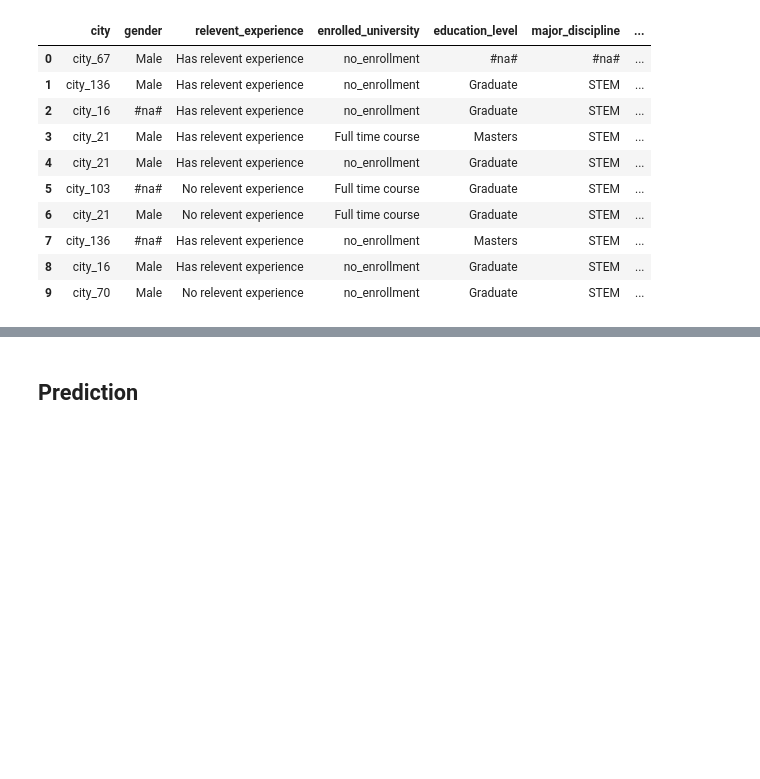
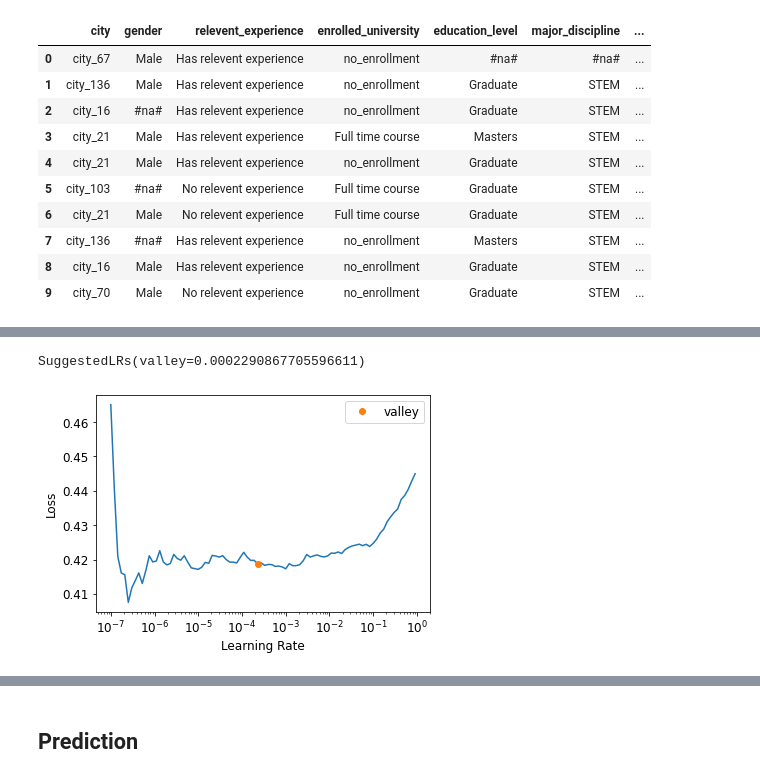
Before and after one commit to willystw/fastai-learning, a Jupyter notebook: hr-analytics/HR_Analytics.ipynb, the cells around one changed output, grey strips where cells are left out. Saved outputs shown, nothing was run; the diff lists cells and outputs as text; code cells hidden in the pictures; blank space fills up the shorter version.

```diff
--- a/hr-analytics/HR_Analytics.ipynb
+++ b/hr-analytics/HR_Analytics.ipynb
@@ -115,0 +128,3 @@ learn = tabular_learner(dls,
+# %%
+learn.lr_find()
+# %% [output]
@@ -115,0 +132,2 @@ learn = tabular_learner(dls,
+SuggestedLRs(valley=0.0002290867705596611)
+[figure, added]
```
Also changed, not shown: parts of 32 cells of this notebook.
